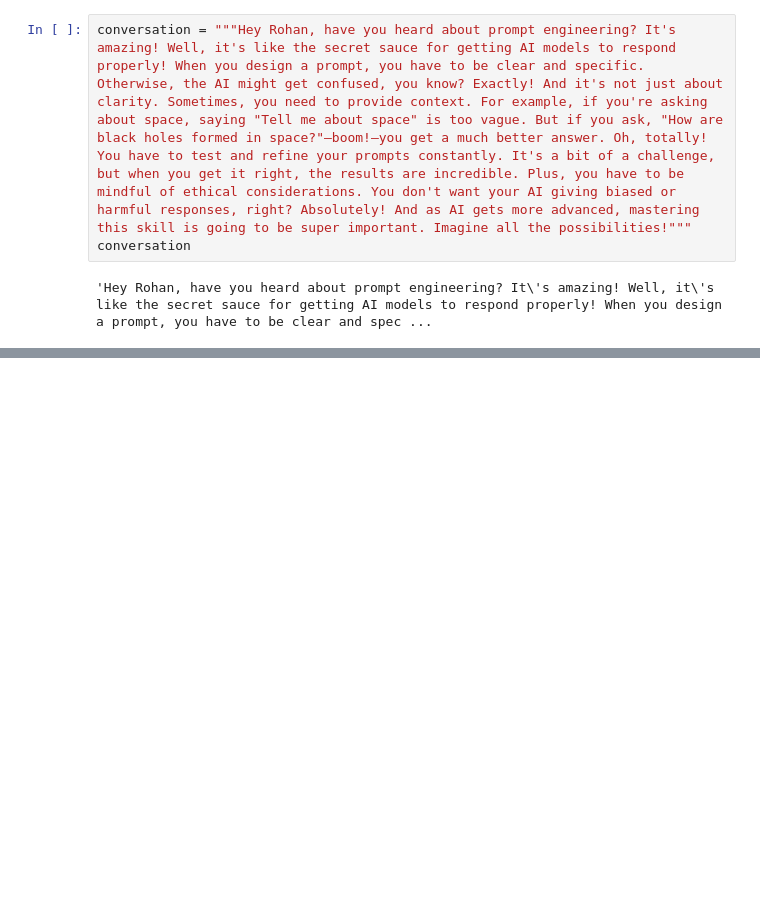
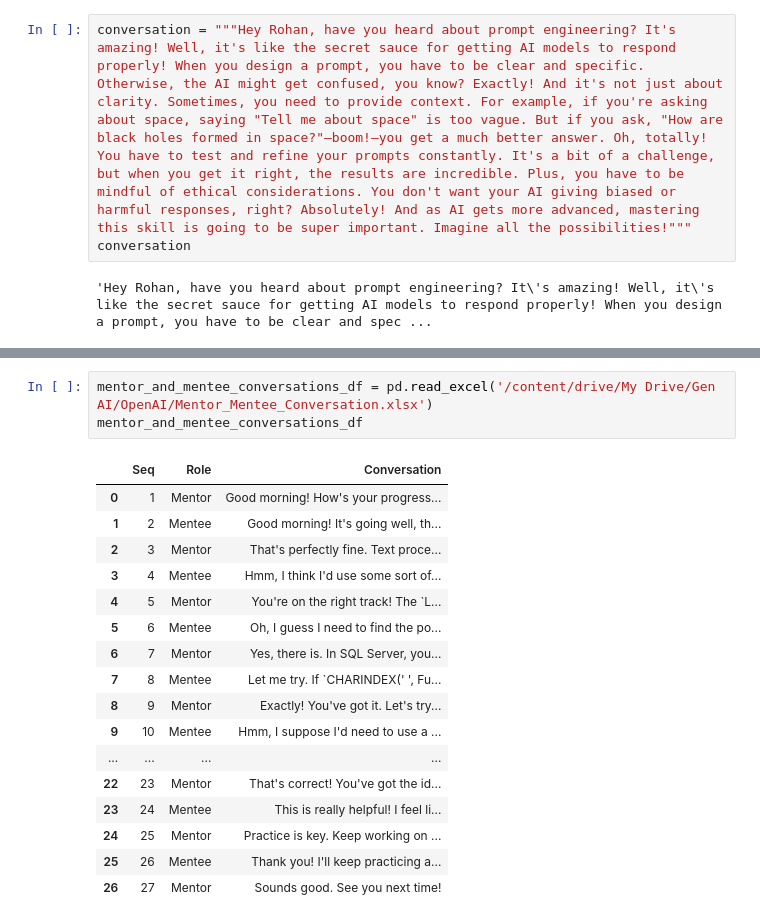
Before and after one commit to mentorskool-org/GenAI, a Jupyter notebook: Open AI/TTS/OpenAI_API_Experiments.ipynb, the cells around one changed output, grey strips where cells are left out. Saved outputs shown, nothing was run; the diff lists cells and outputs as text; blank space fills up the shorter version.

Commit message:
Generated New conversation via tts and added Readme.md

```diff
--- a/Open AI/TTS/OpenAI_API_Experiments.ipynb
+++ b/Open AI/TTS/OpenAI_API_Experiments.ipynb
@@ -191,0 +283,21 @@ Let's understand our goals properly. 1. We have an orders table with columns inc
+# %%
+mentor_and_mentee_conversations_df = pd.read_excel('/content/drive/My Drive/Gen AI/OpenAI/Mentor_Mentee_Conversation.xlsx')
+mentor_and_mentee_conversations_df
+# %% [output]
+|  | Seq | Role | Conversation |
+| 0 | 1 | Mentor | Good morning! How's your progress... |
+| 1 | 2 | Mentee | Good morning! It's going well, th... |
+| 2 | 3 | Mentor | That's perfectly fine. Text proce... |
+| 3 | 4 | Mentee | Hmm, I think I'd use some sort of... |
+| 4 | 5 | Mentor | You're on the right track! The `L... |
+| 5 | 6 | Mentee | Oh, I guess I need to find the po... |
+| 6 | 7 | Mentor | Yes, there is. In SQL Server, you... |
+| 7 | 8 | Mentee | Let me try. If `CHARINDEX(' ', Fu... |
+| 8 | 9 | Mentor | Exactly! You've got it. Let's try... |
+| 9 | 10 | Mentee | Hmm, I suppose I'd need to use a ... |
+| ... | ... | ... | ... |
+| 22 | 23 | Mentor | That's correct! You've got the id... |
+| 23 | 24 | Mentee | This is really helpful! I feel li... |
+| 24 | 25 | Mentor | Practice is key. Keep working on ... |
+| 25 | 26 | Mentee | Thank you! I'll keep practicing a... |
+| 26 | 27 | Mentor | Sounds good. See you next time! |
```
Also changed, not shown: parts of 24 cells of this notebook, 1 other file.
